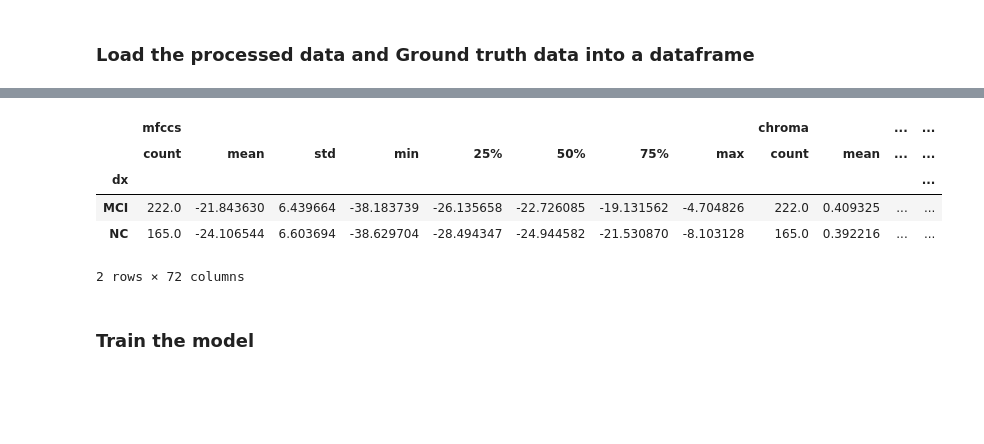
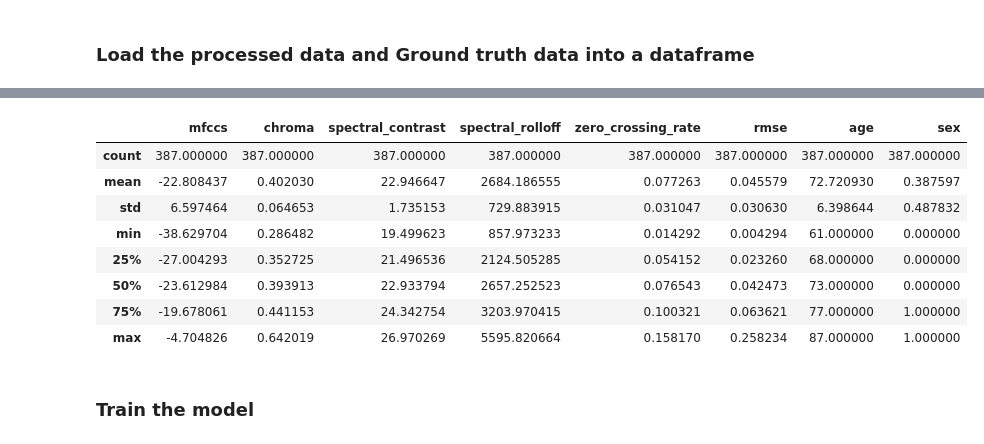
Before and after one commit to narayanacharyuluchitroju/INTERSPEECH_24_Challenge, a Jupyter notebook: MCI_CLSF_RANDF.ipynb, the cells around one changed output, grey strips where cells are left out. Saved outputs shown, nothing was run; the diff lists cells and outputs as text; code cells hidden in the pictures; blank space fills up the shorter version.

```diff
--- a/MCI_CLSF_RANDF.ipynb
+++ b/MCI_CLSF_RANDF.ipynb
@@ -13,7 +13,8 @@ df1 = pd.DataFrame(all_audio_features)
 df1.rename(columns={0: 'tkdname', 1: 'mfccs', 2: 'chroma', 3: 'spectral_contrast', 4: 'spectral_rolloff', 5: 'zero_crossing_rate', 6: 'rmse'}, inplace=True)
 
 df2 = pd.read_csv('TAUKADIAL-24/train/groundtruth.csv')
-
+df2['sex'] = df2['sex'].map({'M': 1, 'F': 0})
+df2.drop(columns=['mmse'], inplace=True)
 df = pd.merge(df1, df2, on='tkdname')
 df.to_csv('TAUKADIAL-24.csv')
 # %%
@@ -26,24 +27,24 @@ df.head()
 | 3 | taukdial-014-1.wav | [-295.61603, 90.61048, -25.255726... | [0.29368737, 0.26871374, 0.284986... | [23.46122979051979, 16.5697967705... | 3568.824647 | 0.123242 | 0.066808 | 65 | ... |
 | 4 | taukdial-032-2.wav | [-400.74396, 86.06941, -17.47101,... | [0.46204045, 0.44497553, 0.416171... | [21.921714577214733, 15.830484849... | 3210.400251 | 0.084233 | 0.030681 | 76 | ... |
 # %%
+
 data = df.copy()
 data.drop(columns=['tkdname'], inplace=True)
 data['mfccs'] = data['mfccs'].apply(lambda x: np.mean(x))
 data['chroma'] = data['chroma'].apply(lambda x: np.mean(x))
 data['spectral_contrast'] = data['spectral_contrast'].apply(lambda x: np.mean(x))
 
-
-data['sex'] = data['sex'].map({'M': 1, 'F': 0})
-
-data.drop_duplicates(inplace=True)
-data.groupby('dx').describe()
+data.describe()
 # %% [output]
-|  | mfccs |  |  |  |  |  |  |  | chroma |  | ... | ... |
-|  | count | mean | std | min | 25% | 50% | 75% | max | count | mean | ... | ... |
-| dx |  |  |  |  |  |  |  |  |  |  |  | ... |
-| MCI | 222.0 | -21.843630 | 6.439664 | -38.183739 | -26.135658 | -22.726085 | -19.131562 | -4.704826 | 222.0 | 0.409325 | ... | ... |
-| NC | 165.0 | -24.106544 | 6.603694 | -38.629704 | -28.494347 | -24.944582 | -21.530870 | -8.103128 | 165.0 | 0.392216 | ... | ... |
+|  | mfccs | chroma | spectral_contrast | spectral_rolloff | zero_crossing_rate | rmse | age | sex |
+| count | 387.000000 | 387.000000 | 387.000000 | 387.000000 | 387.000000 | 387.000000 | 387.000000 | 387.000000 |
+| mean | -22.808437 | 0.402030 | 22.946647 | 2684.186555 | 0.077263 | 0.045579 | 72.720930 | 0.387597 |
+| std | 6.597464 | 0.064653 | 1.735153 | 729.883915 | 0.031047 | 0.030630 | 6.398644 | 0.487832 |
+| min | -38.629704 | 0.286482 | 19.499623 | 857.973233 | 0.014292 | 0.004294 | 61.000000 | 0.000000 |
+| 25% | -27.004293 | 0.352725 | 21.496536 | 2124.505285 | 0.054152 | 0.023260 | 68.000000 | 0.000000 |
+| 50% | -23.612984 | 0.393913 | 22.933794 | 2657.252523 | 0.076543 | 0.042473 | 73.000000 | 0.000000 |
+| 75% | -19.678061 | 0.441153 | 24.342754 | 3203.970415 | 0.100321 | 0.063621 | 77.000000 | 1.000000 |
+| max | -4.704826 | 0.642019 | 26.970269 | 5595.820664 | 0.158170 | 0.258234 | 87.000000 | 1.000000 |
-2 rows × 72 columns
 # %% [markdown]
 ### Train the model
 # %%
```
Also changed, not shown: parts of 5 cells of this notebook, 5 other files.
